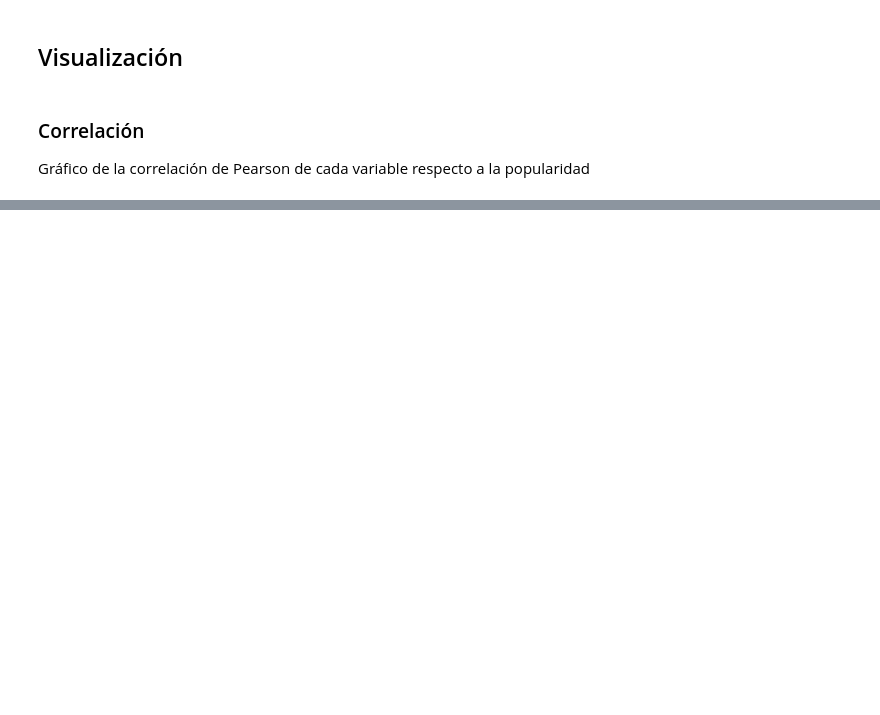
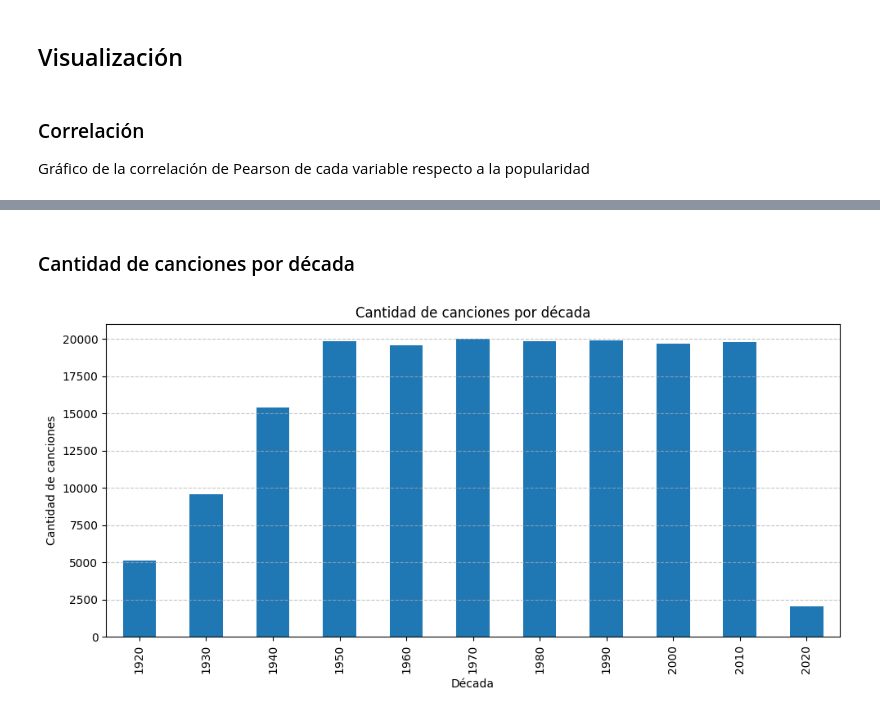
Before and after one commit to AndresChacon00/SongRecommenderAI, a Jupyter notebook: eda.ipynb, the cells around one changed output, grey strips where cells are left out. Cells and saved outputs as stored; diff of their text form; code cells hidden in the pictures; blank space fills up the shorter version.

```diff
--- a/eda.ipynb
+++ b/eda.ipynb
@@ -127,0 +126,26 @@ plt.show()
+# %% [markdown]
+### Cantidad de canciones por década
+# %%
+# Extraer el año desde el track_id si está codificado, pero normalmente no lo está.
+# Si hay una columna de año, úsala. Si no, intentemos extraer el año del nombre de la canción o artista (no recomendado).
+# Supongamos que hay una columna 'year' (si no, esto dará error y se debe ajustar según los datos reales).
+
+if 'year' in data.columns:
+    canciones_por_anio = data['year'].value_counts().sort_index()
+
+    # Agrupar la cantidad de canciones por década
+    decadas = (canciones_por_anio.index // 10) * 10
+    canciones_por_decada = canciones_por_anio.groupby(decadas).sum()
+
+    plt.figure(figsize=(10, 5))
+    canciones_por_decada.plot(kind='bar')
+    plt.title('Cantidad de canciones por década')
+    plt.xlabel('Década')
+    plt.ylabel('Cantidad de canciones')
+    plt.grid(axis='y', linestyle='--', alpha=0.7)
+    plt.tight_layout()
+    plt.show()
+else:
+    print("No existe una columna 'year' en el DataFrame.")
+# %% [output]
+[figure, added]
```
Also changed, not shown: parts of 7 cells of this notebook, 1 other file.
